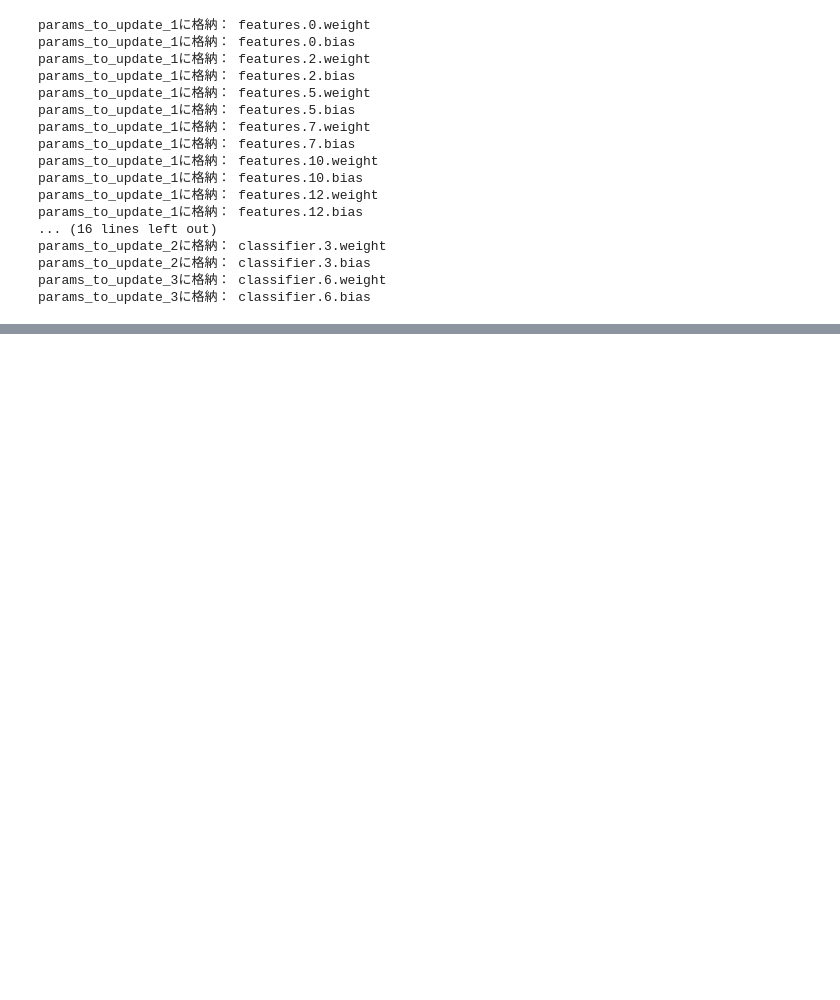
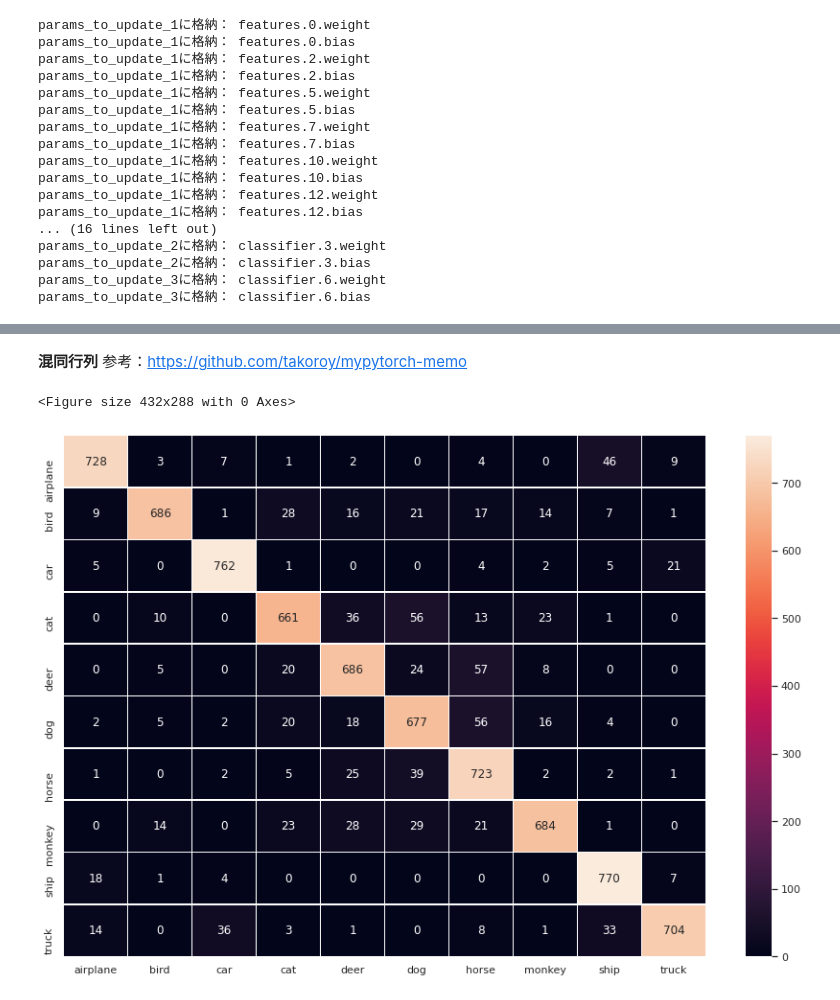
Before and after one commit to lo-uis/Team_ChoLab, a Jupyter notebook: stl_10.ipynb, the cells around one changed output, grey strips where cells are left out. Drawn from its saved outputs; the diff is of its cells as text; code cells hidden in the pictures; blank space fills up the shorter version.

```diff
--- a/stl_10.ipynb
+++ b/stl_10.ipynb
@@ -684,0 +678,42 @@ plt.legend()
+# %% [markdown]
+**混同行列**
+参考：https://github.com/takoroy/mypytorch-memo
+# %%
+from sklearn.metrics import confusion_matrix
+
+def plot_confusion_matrix(cm, labels):
+    import seaborn as sns
+    import pandas as pd
+    sns.set()
+
+    df = pd.DataFrame(cm)
+    df.index = labels
+    df.columns = labels
+
+    # Draw a heatmap with the numeric values in each cell
+    f, ax = plt.subplots(figsize=(15, 10))
+    sns.heatmap(df, annot=True, fmt="d", linewidths=.5, ax=ax)
+
+def validation_confusion_matrix(model):
+    images_so_far = 0
+    fig = plt.figure()
+
+    all_labels = np.array([])
+    all_preds = np.array([])
+    for i, data in enumerate(validation_loader):
+        inputs, labels = data
+        inputs, labels = inputs.to(device), labels.to(device)
+
+        outputs = model(inputs)
+        _, preds = torch.max(outputs.data, 1)
+
+        all_labels = np.append(all_labels, labels.cpu().data.numpy())
+        all_preds = np.append(all_preds, preds.cpu().numpy())
+
+    cm = confusion_matrix(all_labels, all_preds)
+    plot_confusion_matrix(cm, classes)
+# %%
+validation_confusion_matrix(model)
+# %% [output]
+<Figure size 432x288 with 0 Axes>
+[figure, added]
```
Also changed, not shown: parts of 13 cells of this notebook.
